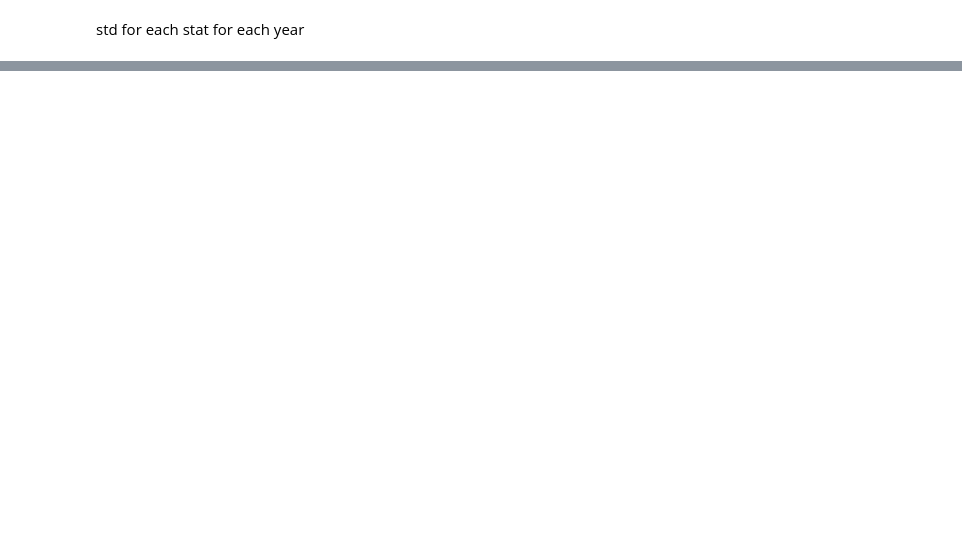
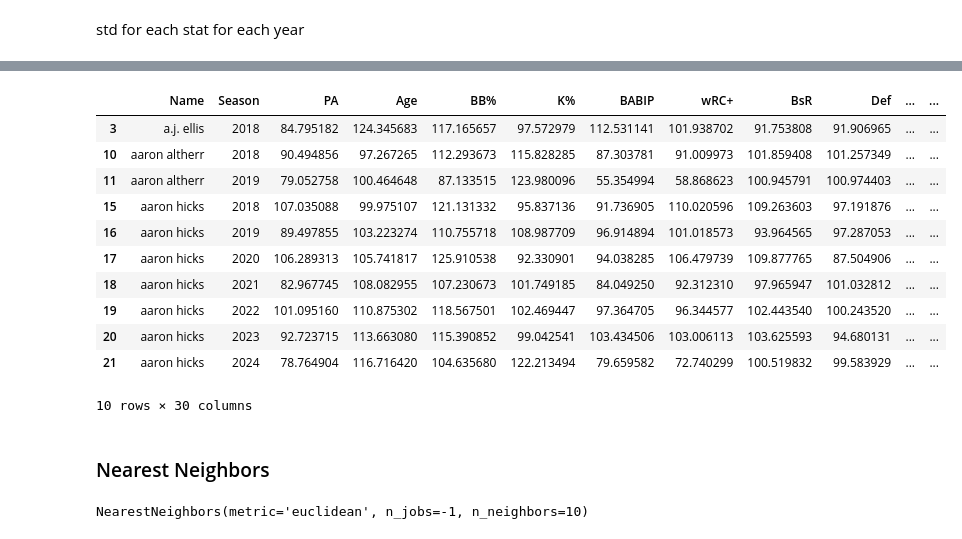
Before and after one commit to daltonlowery26/DIPS, a Jupyter notebook: analysis/nearest_neighbor.ipynb, the cells around one changed output, grey strips where cells are left out. Drawn from its saved outputs; the diff is of its cells as text; code cells hidden in the pictures; blank space fills up the shorter version.

Commit message:
Basic nearest neighbor completed,  need to refine model.

```diff
--- a/analysis/nearest_neighbor.ipynb
+++ b/analysis/nearest_neighbor.ipynb
@@ -106,0 +104,23 @@ z_scores['MLBAMID'] = df['MLBAMID']
+# %%
+for col in z_scores.columns:
+    if col not in ['Season', 'MLBAMID']:
+        z_scores[col] = pd.to_numeric(z_scores[col])
+# %%
+normalized_data = z_scores.copy()
+normalized_data.insert(0, 'Name', df['Name'])
+normalized_data.head(10)
+# %% [output]
+|  | Name | Season | PA | Age | BB% | K% | BABIP | wRC+ | BsR | Def | ... | ... |
+| 3 | a.j. ellis | 2018 | 84.795182 | 124.345683 | 117.165657 | 97.572979 | 112.531141 | 101.938702 | 91.753808 | 91.906965 | ... | ... |
+| 10 | aaron altherr | 2018 | 90.494856 | 97.267265 | 112.293673 | 115.828285 | 87.303781 | 91.009973 | 101.859408 | 101.257349 | ... | ... |
+| 11 | aaron altherr | 2019 | 79.052758 | 100.464648 | 87.133515 | 123.980096 | 55.354994 | 58.868623 | 100.945791 | 100.974403 | ... | ... |
+| 15 | aaron hicks | 2018 | 107.035088 | 99.975107 | 121.131332 | 95.837136 | 91.736905 | 110.020596 | 109.263603 | 97.191876 | ... | ... |
+| 16 | aaron hicks | 2019 | 89.497855 | 103.223274 | 110.755718 | 108.987709 | 96.914894 | 101.018573 | 93.964565 | 97.287053 | ... | ... |
+| 17 | aaron hicks | 2020 | 106.289313 | 105.741817 | 125.910538 | 92.330901 | 94.038285 | 106.479739 | 109.877765 | 87.504906 | ... | ... |
+| 18 | aaron hicks | 2021 | 82.967745 | 108.082955 | 107.230673 | 101.749185 | 84.049250 | 92.312310 | 97.965947 | 101.032812 | ... | ... |
+| 19 | aaron hicks | 2022 | 101.095160 | 110.875302 | 118.567501 | 102.469447 | 97.364705 | 96.344577 | 102.443540 | 100.243520 | ... | ... |
+| 20 | aaron hicks | 2023 | 92.723715 | 113.663080 | 115.390852 | 99.042541 | 103.434506 | 103.006113 | 103.625593 | 94.680131 | ... | ... |
+| 21 | aaron hicks | 2024 | 78.764904 | 116.716420 | 104.635680 | 122.213494 | 79.659582 | 72.740299 | 100.519832 | 99.583929 | ... | ... |
+10 rows × 30 columns
+# %% [markdown]
+### Nearest Neighbors
@@ -106,0 +130,4 @@ z_scores['MLBAMID'] = df['MLBAMID']
+# %%
+nn.fit(X)
+# %% [output]
+NearestNeighbors(metric='euclidean', n_jobs=-1, n_neighbors=10)
```
Also changed, not shown: parts of 16 cells of this notebook.
